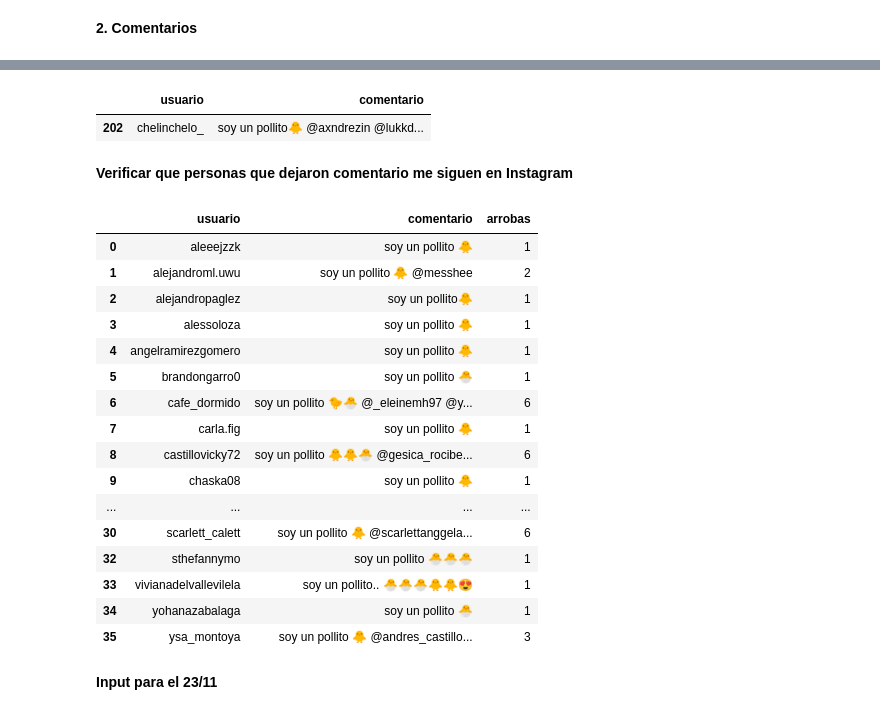
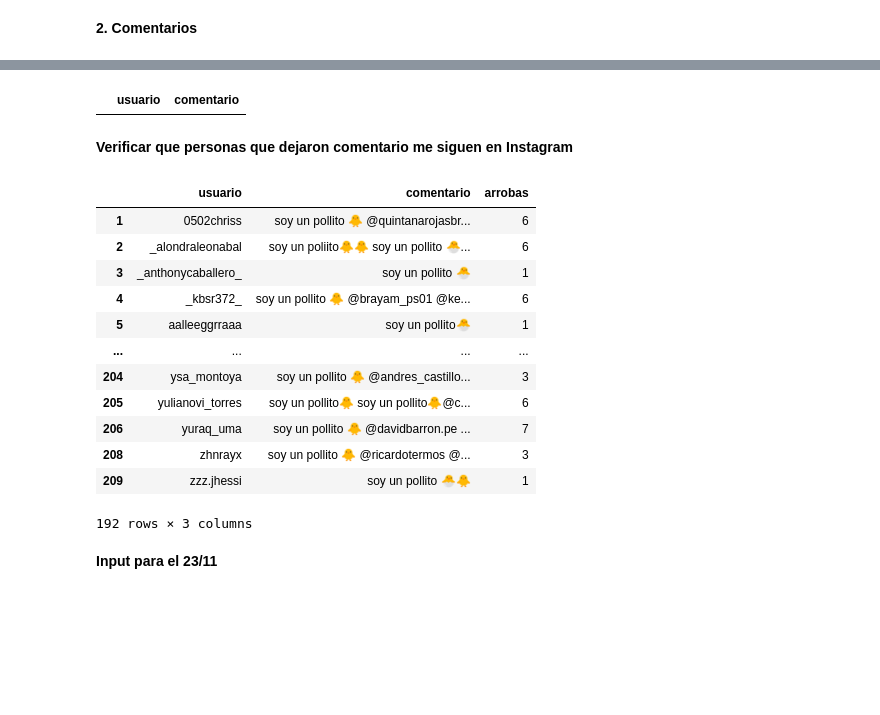
Before and after one commit to gflores1092/ClasesMissYera, a Jupyter notebook: Python/Soy_un_pollito.ipynb, the cells around one changed output, grey strips where cells are left out. Saved outputs shown, nothing was run; the diff lists cells and outputs as text; code cells hidden in the pictures; blank space fills up the shorter version.

```diff
--- a/Python/Soy_un_pollito.ipynb
+++ b/Python/Soy_un_pollito.ipynb
@@ -65,7 +65,7 @@ comments = (
     .loc[:, ['comentario']]
     .query('comentario.notnull()')
     .assign(comentario = lambda x: x['comentario'].str.lower())
-    .query('~comentario.str.contains("translation|replies|reply")')
+    #.query('~comentario.str.contains("translation|replies|reply")')
     .assign(
         lead = lambda x: x['comentario'].shift(-1)
     )
@@ -93,8 +84,7 @@ comments.head()
 # %%
-comments.query("usuario=='chelinchelo_'")
+comments.query("usuario=='edmerjhoel'")
 # %% [output]
 |  | usuario | comentario |
-| 202 | chelinchelo_ | soy un pollito🐥 @axndrezin @lukkd... |
 # %% [markdown]
 **Verificar que personas que dejaron comentario me siguen en Instagram**
 # %%
@@ -112,22 +102,18 @@ validacion = (
 validacion
 # %% [output]
 |  | usuario | comentario | arrobas |
-| 0 | aleeejzzk | soy un pollito 🐥 | 1 |
-| 1 | alejandroml.uwu | soy un pollito 🐥 @messhee | 2 |
-| 2 | alejandropaglez | soy un pollito🐥 | 1 |
-| 3 | alessoloza | soy un pollito 🐥 | 1 |
-| 4 | angelramirezgomero | soy un pollito 🐥 | 1 |
-| 5 | brandongarro0 | soy un pollito 🐣 | 1 |
-| 6 | cafe_dormido | soy un pollito 🐤🐣 @_eleinemh97 @y... | 6 |
-| 7 | carla.fig | soy un pollito 🐥 | 1 |
-| 8 | castillovicky72 | soy un pollito 🐥🐥🐣 @gesica_rocibe... | 6 |
-| 9 | chaska08 | soy un pollito 🐥 | 1 |
+| 1 | 0502chriss | soy un pollito 🐥 @quintanarojasbr... | 6 |
+| 2 | _alondraleonabal | soy un poliito🐥🐥 soy un pollito 🐣... | 6 |
+| 3 | _anthonycaballero_ | soy un pollito 🐣 | 1 |
+| 4 | _kbsr372_ | soy un pollito 🐥 @brayam_ps01 @ke... | 6 |
+| 5 | aalleeggrraaa | soy un pollito🐣 | 1 |
 | ... | ... | ... | ... |
-| 30 | scarlett_calett | soy un pollito 🐥 @scarlettanggela... | 6 |
-| 32 | sthefannymo | soy un pollito 🐣🐣🐣 | 1 |
-| 33 | vivianadelvallevilela | soy un pollito.. 🐣🐣🐣🐥🐥😍 | 1 |
-| 34 | yohanazabalaga | soy un pollito 🐣 | 1 |
-| 35 | ysa_montoya | soy un pollito 🐥 @andres_castillo... | 3 |
+| 204 | ysa_montoya | soy un pollito 🐥 @andres_castillo... | 3 |
+| 205 | yulianovi_torres | soy un pollito🐥 soy un pollito🐥@c... | 6 |
+| 206 | yuraq_uma | soy un pollito 🐥 @davidbarron.pe ... | 7 |
+| 208 | zhnrayx | soy un pollito 🐥 @ricardotermos @... | 3 |
+| 209 | zzz.jhessi | soy un pollito 🐣🐥 | 1 |
+192 rows × 3 columns
 # %%
 # prompt: from dataframe validacion i have to extract all the strings that with @ and store them in a column, these should be shown in rows with the usuario column
 
```
Also changed, not shown: parts of 8 cells of this notebook.
